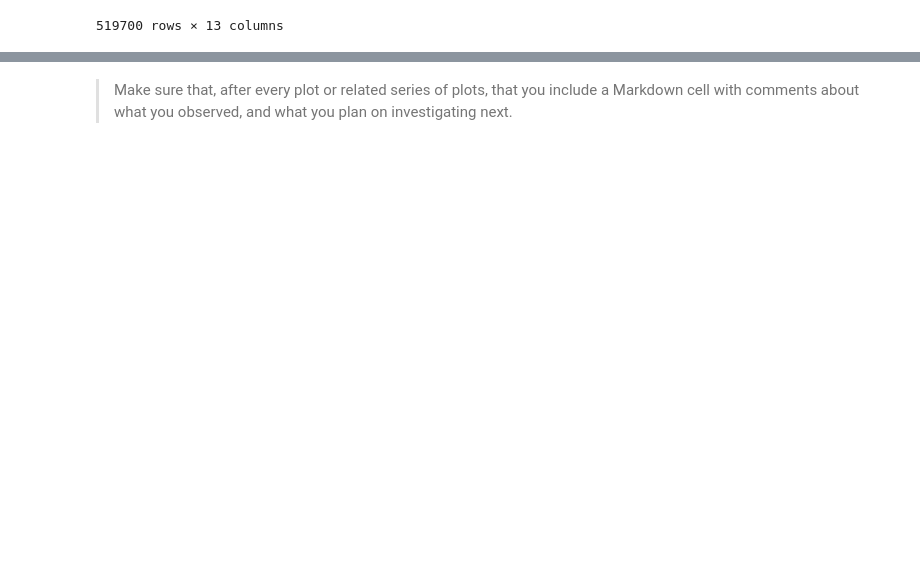
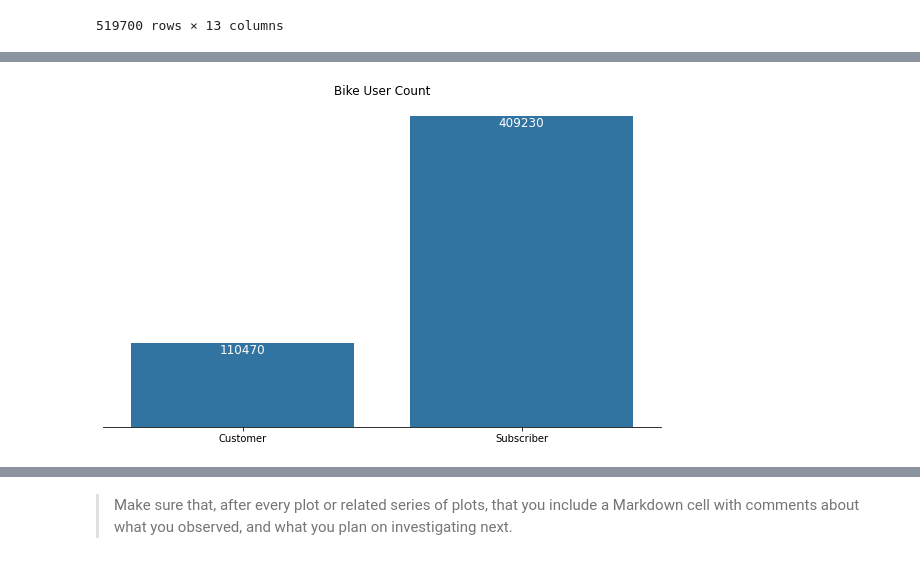
Before and after one commit to adipurnamk/Ford-GoBike-System-Data, a Jupyter notebook: exploration_template.ipynb, the cells around one changed output, grey strips where cells are left out. Saved outputs shown, nothing was run; the diff lists cells and outputs as text; code cells hidden in the pictures; blank space fills up the shorter version.

```diff
--- a/exploration_template.ipynb
+++ b/exploration_template.ipynb
@@ -235,0 +273,36 @@ and prepare yourself to look at relationships between variables.
+# %%
+# Show number of user using countplot
+
+plt.figure(figsize=(10,6))
+base_color = sns.color_palette()[0]
+ax = sns.countplot(data=df_2017_clean, x ='user_type', color=base_color)
+
+# add annotations
+n_points = df_2017_clean.shape[0]
+cat_counts = df_2017_clean['user_type'].value_counts()
+locs, labels = plt.xticks() # get the current tick locations and labels
+
+# loop through each pair of locations and labels
+for loc, label in zip(locs, labels):
+
+    # get the text property for the label to get the correct count
+    count = cat_counts[label.get_text()]
+    pct_string = '{}'.format(count)
+
+    # print the annotation just below the top of the bar
+    plt.text(loc, count-8, pct_string, va='top', ha='center', color = 'w', fontsize=12)
+
+plt.title('Bike User Count')
+
+# Remove unnecessary features
+ax.spines['top'].set_visible(False)
+ax.spines['right'].set_visible(False)
+ax.spines['left'].set_visible(False)
+plt.yticks([])
+plt.ylabel('')
+plt.xlabel('')
+
+# Show the plot
+plt.show();
+# %% [output]
+[figure, added]
```
Also changed, not shown: parts of 50 cells of this notebook, 1 other file.
